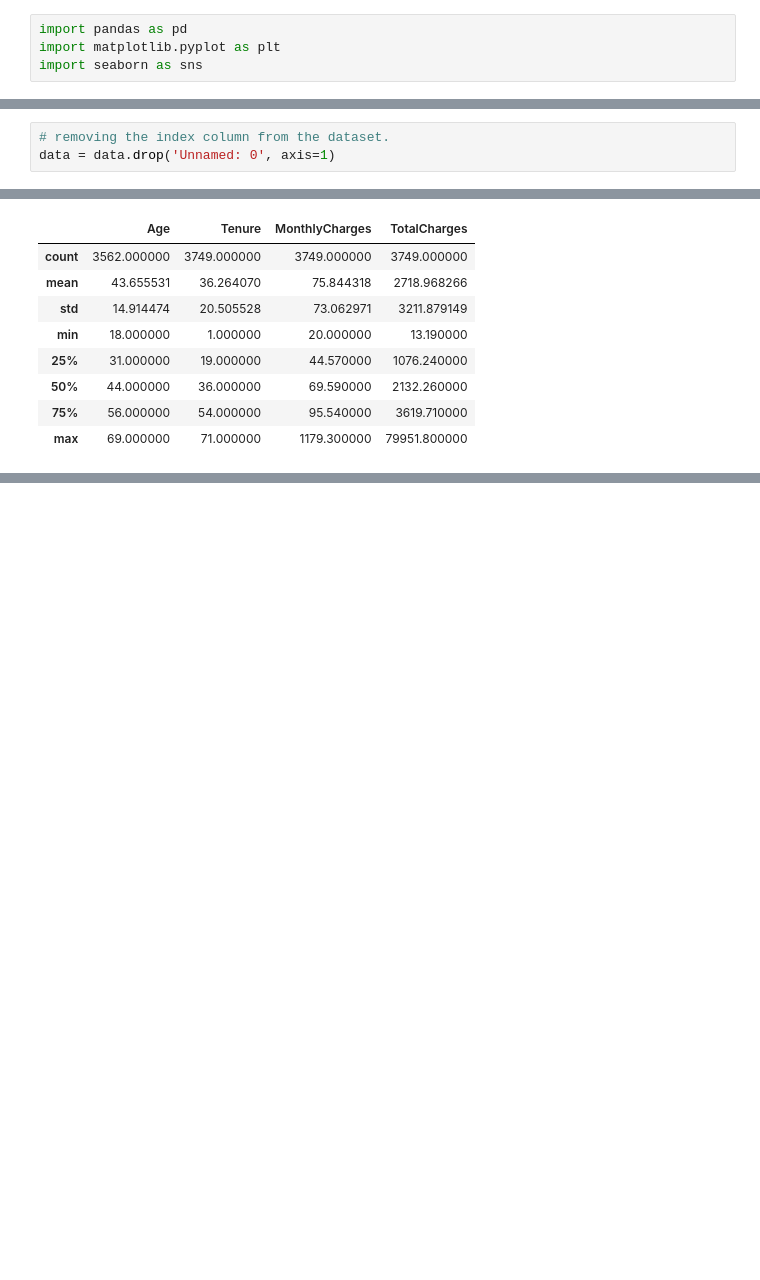
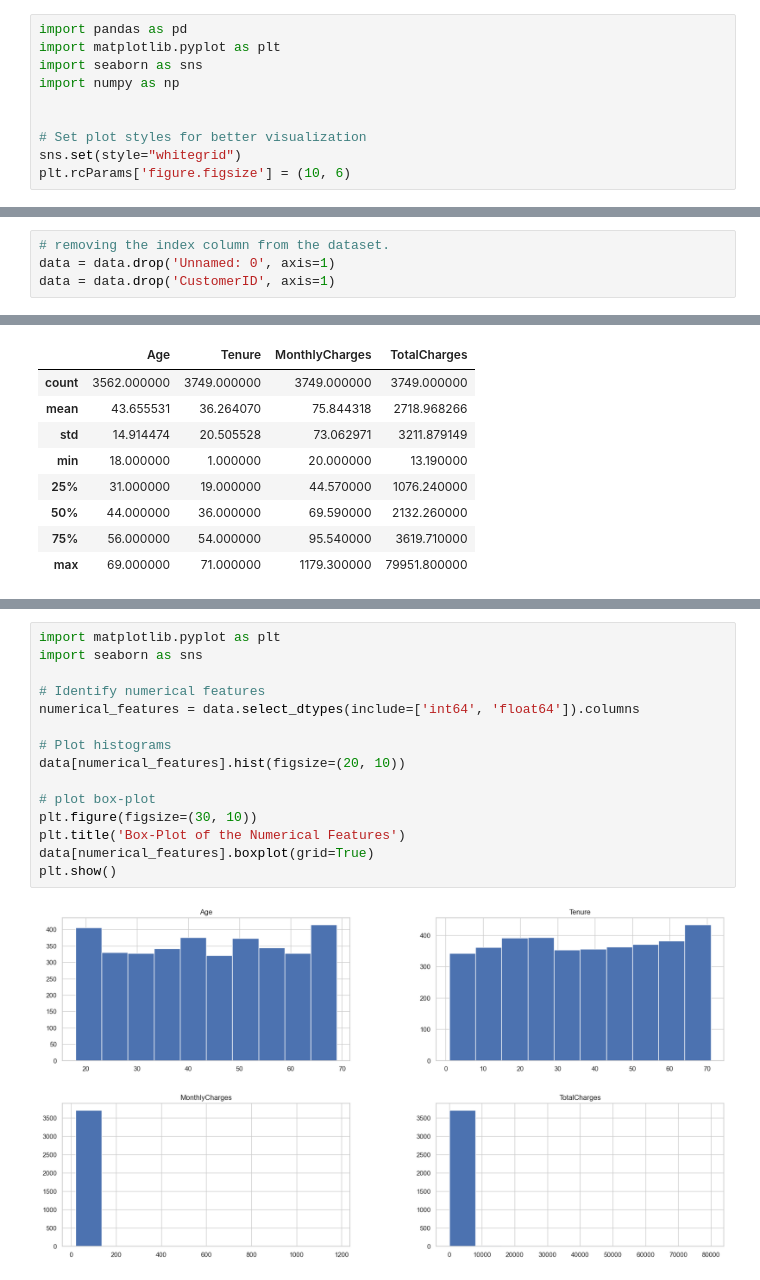
Before and after one commit to Sahil101202/MachineLearning, a Jupyter notebook: src/01.ipynb, the cells around one changed output, grey strips where cells are left out. Saved outputs shown, nothing was run; the diff lists cells and outputs as text; blank space fills up the shorter version.

```diff
--- a/src/01.ipynb
+++ b/src/01.ipynb
@@ -4,6 +4,12 @@
 import pandas as pd
 import matplotlib.pyplot as plt
 import seaborn as sns
+import numpy as np
+
+
+# Set plot styles for better visualization
+sns.set(style="whitegrid")
+plt.rcParams['figure.figsize'] = (10, 6)
 # %% [markdown]
 ## Understanding the Dataset
 # %% [markdown]
@@ -22,6 +28,7 @@ data.head()
 # %%
 # removing the index column from the dataset.
 data = data.drop('Unnamed: 0', axis=1)
+data = data.drop('CustomerID', axis=1)
 # %% [markdown]
 ### Understanding the Dataset.
 # %%
@@ -77,3 +107,20 @@ OnlineSecurity        0
 TechSupport           0
 Churn                 0
 dtype: int64
+# %%
+import matplotlib.pyplot as plt
+import seaborn as sns
+
+# Identify numerical features
+numerical_features = data.select_dtypes(include=['int64', 'float64']).columns
+
+# Plot histograms
+data[numerical_features].hist(figsize=(20, 10))
+
+# plot box-plot
+plt.figure(figsize=(30, 10))
+plt.title('Box-Plot of the Numerical Features')
+data[numerical_features].boxplot(grid=True)
+plt.show()
+# %% [output]
+[figure, added]
```
Also changed, not shown: parts of 5 cells of this notebook, 2 other files.
